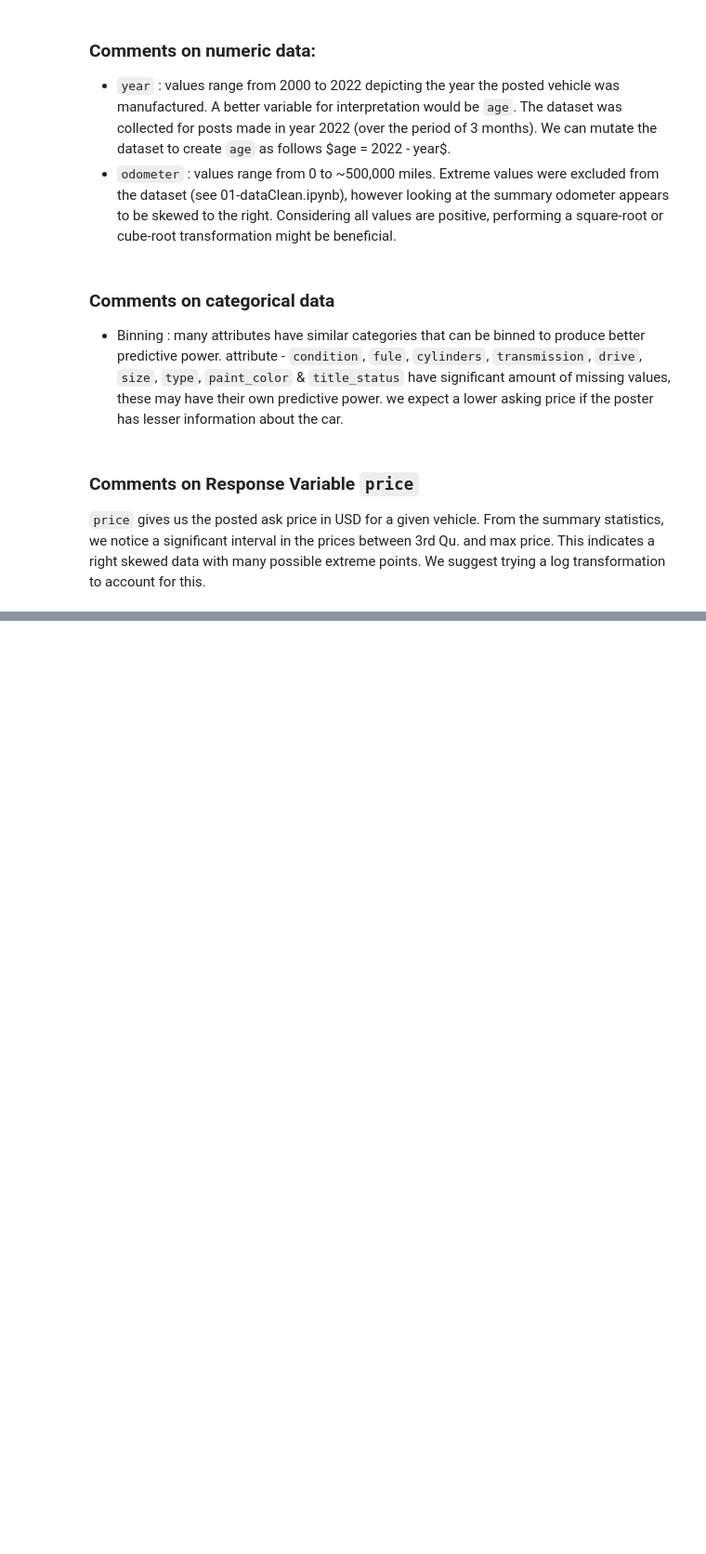
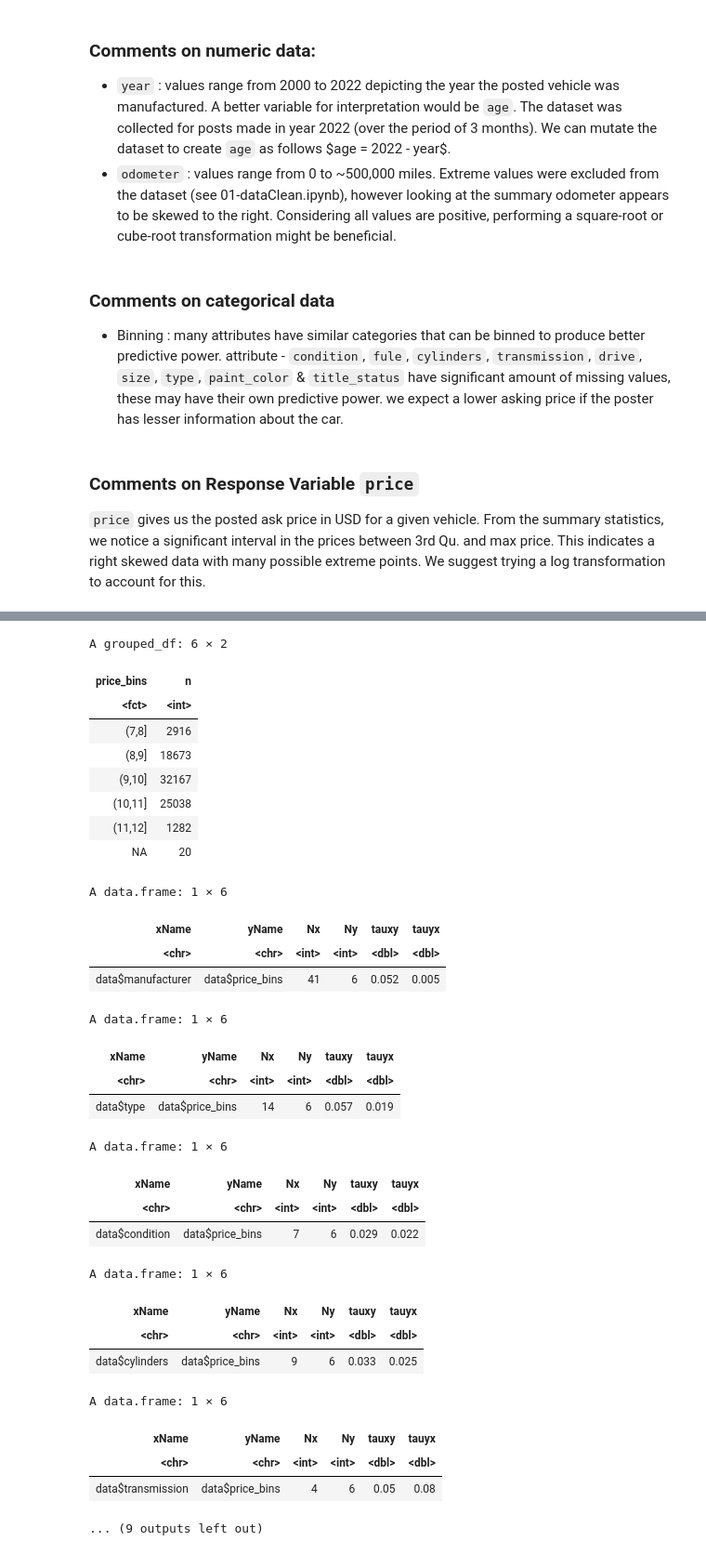
Before and after one commit to SorenRajani/STAT_447B_Project, a Jupyter notebook: 03a-EDA.ipynb, the cells around one changed output, grey strips where cells are left out. Shown at 93% size. Saved outputs shown, nothing was run; the diff lists cells and outputs as text; code cells hidden in the pictures; blank space fills up the shorter version.

```diff
--- a/03a-EDA.ipynb
+++ b/03a-EDA.ipynb
@@ -196,0 +205,72 @@ A data.frame: 6 × 15
+# %%
+# bin the response variable
+data <- data %>% mutate(price_bins = cut(log(price), breaks = c(7,8,9,10,11,12)))
+# head(cleanedVehicles, 10)
+data%>%group_by(price_bins)%>%count() # excludes 21 rows
+
+library(GoodmanKruskal)
+# GKtauDataframe(trainVehicles, includeNA = "no") ## WARNING DO NOT USE
+
+## TODO: put these into a dataframe
+# GKtau(trainVehicles$type, trainVehicles$fuel)
+# GKtau(trainVehicles$type, trainVehicles$manufacturer)
+# GKtau(trainVehicles$type, trainVehicles$price_bins)
+# GKtau(trainVehicles$manufacturer, trainVehicles$price_bins)
+# GKtau(trainVehicles$condition, trainVehicles$price_bins)
+# GKtau(trainVehicles$fuel, trainVehicles$price_bins)
+
+# GKtau(data$fuel, data$price_bins)         # 2.7%
+# GKtau(data$fuels2, data$price_bins)
+
+GKtau(data$manufacturer, data$price_bins) # 5.2
+GKtau(data$type, data$price_bins)            # 5.7
+GKtau(data$condition, data$price_bins)     # 2.9
+GKtau(data$cylinders, data$price_bins)       # 3.3
+GKtau(data$transmission, data$price_bins)    # 5
+GKtau(data$drive, data$price_bins)          # 3.5
+GKtau(data$paint_color, data$price_bins)     # 1.2
+GKtau(data$state, data$price_bins)          # 0.9
+
+# sqrt(GKtau(data$manufacturer, data$price_bins)$tauxy) # 5.2    23
+# sqrt(GKtau(data$type, data$price_bins)$tauxy)            # 5.7    24
+# sqrt(GKtau(data$condition, data$price_bins)$tauxy)     # 2.9       17
+# sqrt(GKtau(data$cylinders, data$price_bins)$tauxy)       # 3.3     18
+# sqrt(GKtau(data$transmission, data$price_bins)$tauxy)    # 5         22
+# sqrt(GKtau(data$drive, data$price_bins)$tauxy)          # 3.5       19
+# sqrt(GKtau(data$paint_color, data$price_bins)$tauxy)     # 1.2      11
+# sqrt(GKtau(data$state, data$price_bins)$tauxy)          # 0.9      9
+
+new_data <- new_data %>% mutate(price_bins = cut(log(price), breaks = c(7,8,9,10,11,12)))
+GKtau(new_data$countryOrign, new_data$price_bins)
+sqrt(GKtau(new_data$countryOrign, new_data$price_bins)$tauxy)  # 13   country has fairly weak predictive power on price
+# %% [output]
+A grouped_df: 6 × 2
+| price_bins | n |
+| <fct> | <int> |
+| (7,8] | 2916 |
+| (8,9] | 18673 |
+| (9,10] | 32167 |
+| (10,11] | 25038 |
+| (11,12] | 1282 |
+| NA | 20 |
+A data.frame: 1 × 6
+| xName | yName | Nx | Ny | tauxy | tauyx |
+| <chr> | <chr> | <int> | <int> | <dbl> | <dbl> |
+| data$manufacturer | data$price_bins | 41 | 6 | 0.052 | 0.005 |
+A data.frame: 1 × 6
+| xName | yName | Nx | Ny | tauxy | tauyx |
+| <chr> | <chr> | <int> | <int> | <dbl> | <dbl> |
+| data$type | data$price_bins | 14 | 6 | 0.057 | 0.019 |
+A data.frame: 1 × 6
+| xName | yName | Nx | Ny | tauxy | tauyx |
+| <chr> | <chr> | <int> | <int> | <dbl> | <dbl> |
+| data$condition | data$price_bins | 7 | 6 | 0.029 | 0.022 |
+A data.frame: 1 × 6
+| xName | yName | Nx | Ny | tauxy | tauyx |
+| <chr> | <chr> | <int> | <int> | <dbl> | <dbl> |
+| data$cylinders | data$price_bins | 9 | 6 | 0.033 | 0.025 |
+A data.frame: 1 × 6
+| xName | yName | Nx | Ny | tauxy | tauyx |
+| <chr> | <chr> | <int> | <int> | <dbl> | <dbl> |
+| data$transmission | data$price_bins | 4 | 6 | 0.05 | 0.08 |
+... (9 outputs left out)
```
Also changed, not shown: parts of 13 cells of this notebook, 1 other file.
